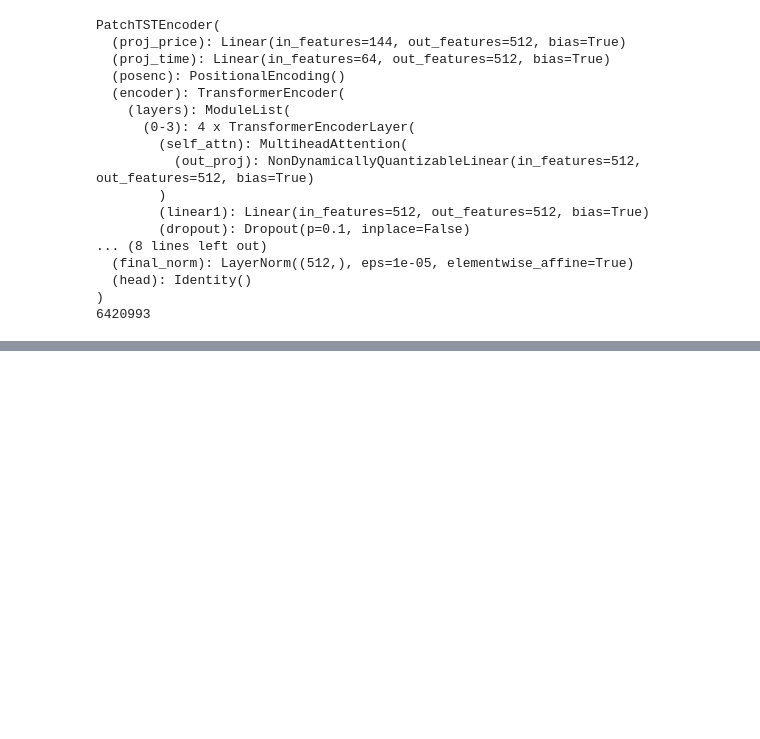
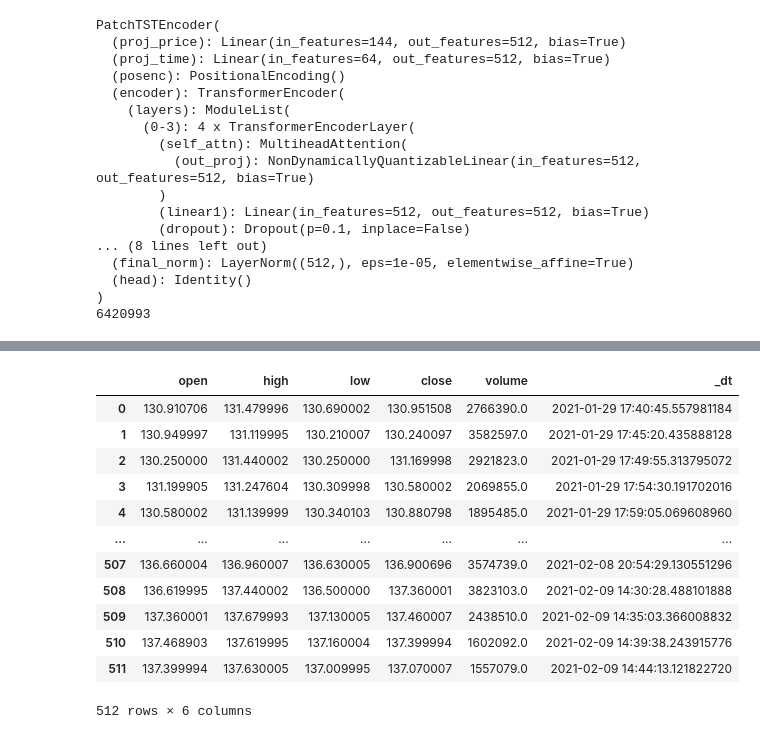
Before and after one commit to Olba147/DrlPpoTransformer, a Jupyter notebook: test.ipynb, the cells around one changed output, grey strips where cells are left out. Saved outputs shown, nothing was run; the diff lists cells and outputs as text; code cells hidden in the pictures; blank space fills up the shorter version.

```diff
--- a/test.ipynb
+++ b/test.ipynb
@@ -658,0 +697,33 @@ PatchTSTEncoder(
+# %%
+from Datasets.multi_asset_dataset import Dataset_Finance_MultiAsset
+
+dataset = Dataset_Finance_MultiAsset(
+    root_path=r"Data\polygon",
+    data_path=r"data_raw_1m",
+    split="train",
+    size=[512, 96],
+    train_split=0.7,
+    test_split=0.15,
+    rolling_window=252,
+    timeframe="5min"
+)
+# %%
+import pandas as pd
+df = pd.DataFrame(dataset[0]["ohlcv_context"], columns=["open", "high", "low", "close", "volume", "_dt"])
+df["_dt"] = pd.to_datetime(df["_dt"])
+
+df
+# %% [output]
+|  | open | high | low | close | volume | _dt |
+| 0 | 130.910706 | 131.479996 | 130.690002 | 130.951508 | 2766390.0 | 2021-01-29 17:40:45.557981184 |
+| 1 | 130.949997 | 131.119995 | 130.210007 | 130.240097 | 3582597.0 | 2021-01-29 17:45:20.435888128 |
+| 2 | 130.250000 | 131.440002 | 130.250000 | 131.169998 | 2921823.0 | 2021-01-29 17:49:55.313795072 |
+| 3 | 131.199905 | 131.247604 | 130.309998 | 130.580002 | 2069855.0 | 2021-01-29 17:54:30.191702016 |
+| 4 | 130.580002 | 131.139999 | 130.340103 | 130.880798 | 1895485.0 | 2021-01-29 17:59:05.069608960 |
+| ... | ... | ... | ... | ... | ... | ... |
+| 507 | 136.660004 | 136.960007 | 136.630005 | 136.900696 | 3574739.0 | 2021-02-08 20:54:29.130551296 |
+| 508 | 136.619995 | 137.440002 | 136.500000 | 137.360001 | 3823103.0 | 2021-02-09 14:30:28.488101888 |
+| 509 | 137.360001 | 137.679993 | 137.130005 | 137.460007 | 2438510.0 | 2021-02-09 14:35:03.366008832 |
+| 510 | 137.468903 | 137.619995 | 137.160004 | 137.399994 | 1602092.0 | 2021-02-09 14:39:38.243915776 |
+| 511 | 137.399994 | 137.630005 | 137.009995 | 137.070007 | 1557079.0 | 2021-02-09 14:44:13.121822720 |
+512 rows × 6 columns
```
Also changed, not shown: parts of 4 cells of this notebook, 9 other files.
